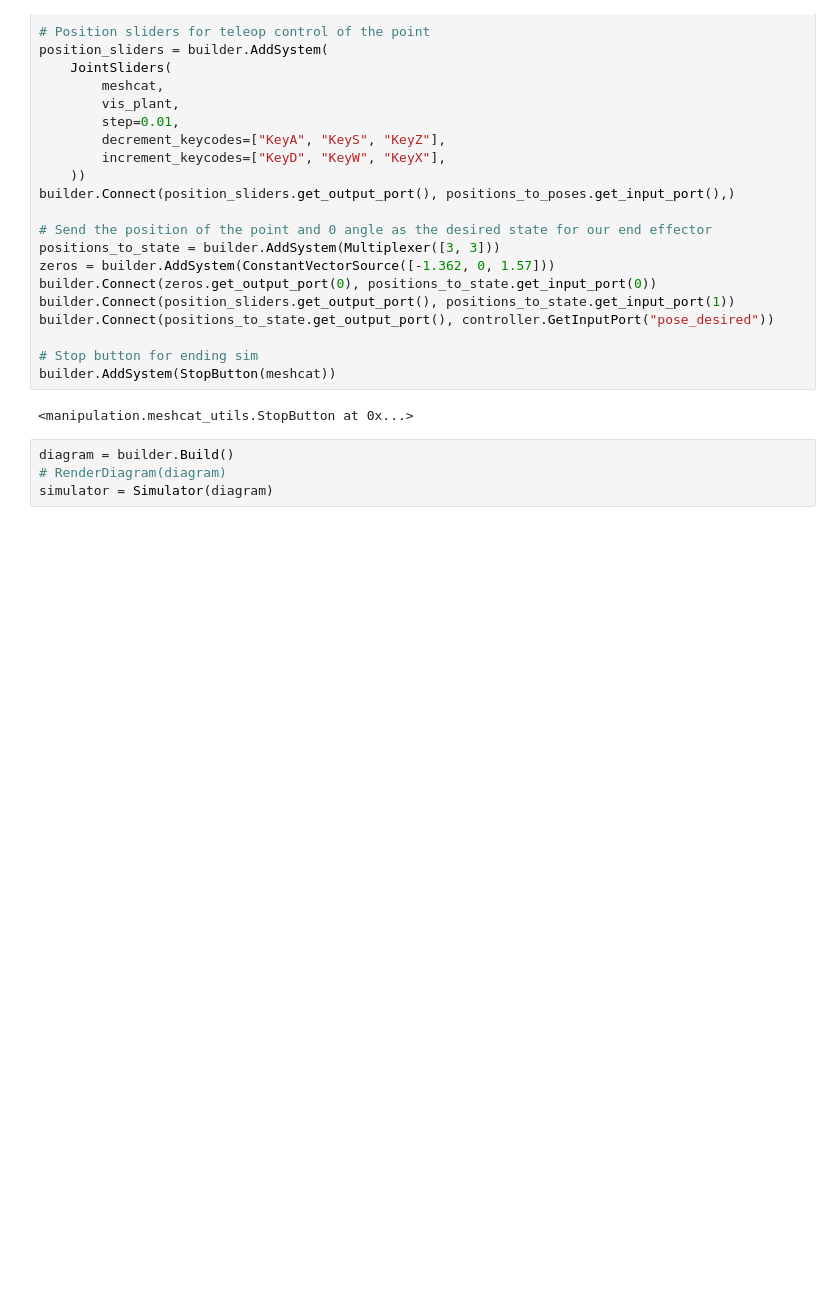
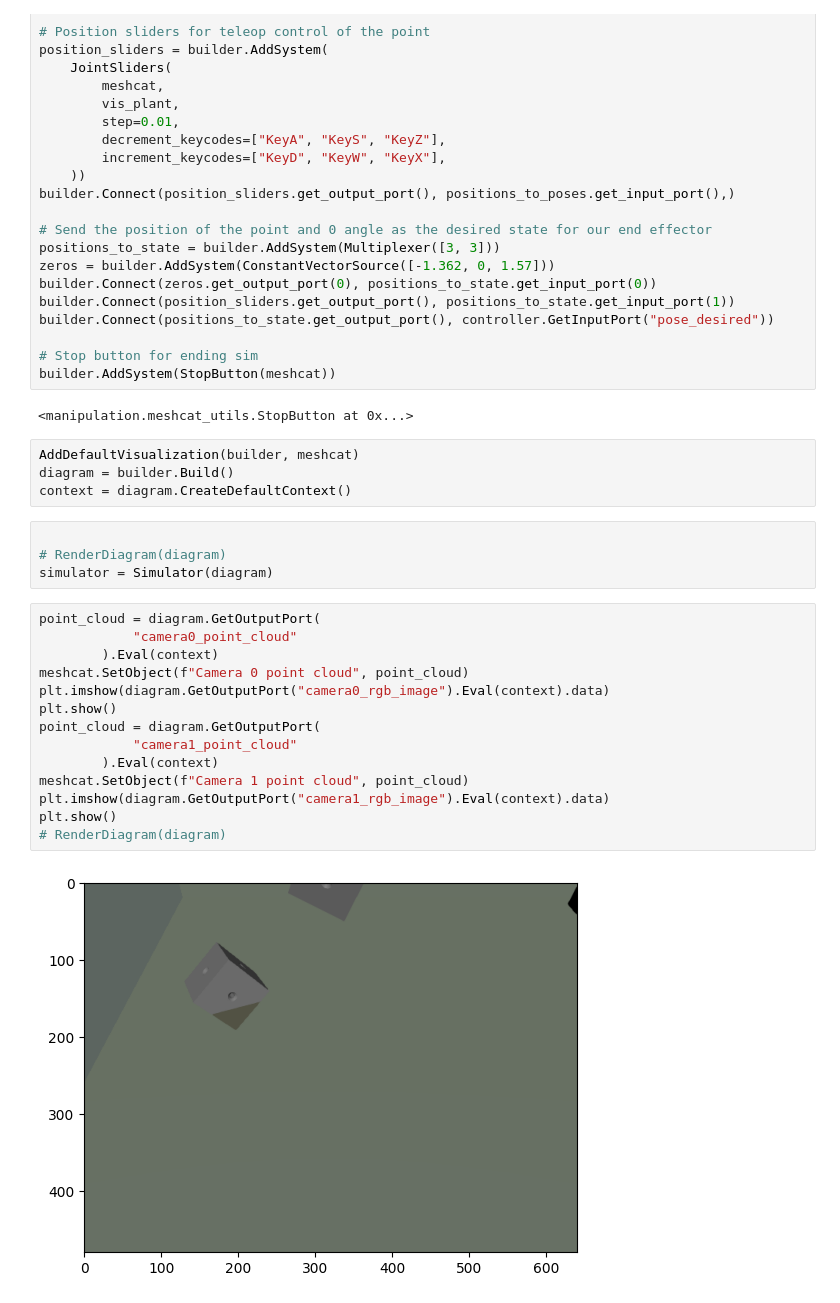
Before and after one commit to TrevorJohst/Shish-Kebot, a Jupyter notebook: environment_setup.ipynb, the cells around one changed output. Saved outputs shown, nothing was run; the diff lists cells and outputs as text; blank space fills up the shorter version.

```diff
--- a/environment_setup.ipynb
+++ b/environment_setup.ipynb
@@ -324,7 +352,27 @@ builder.Connect(positions_to_state.get_output_port(), controller.GetInputPort("p
 builder.AddSystem(StopButton(meshcat))
 # %% [output]
 <manipulation.meshcat_utils.StopButton at 0x...>
+# %%
+AddDefaultVisualization(builder, meshcat)
+diagram = builder.Build()
+context = diagram.CreateDefaultContext()
 # %%
-diagram = builder.Build()
+
 # RenderDiagram(diagram)
 simulator = Simulator(diagram)
+# %%
+point_cloud = diagram.GetOutputPort(
+            "camera0_point_cloud"
+        ).Eval(context)
+meshcat.SetObject(f"Camera 0 point cloud", point_cloud)
+plt.imshow(diagram.GetOutputPort("camera0_rgb_image").Eval(context).data)
+plt.show()
+point_cloud = diagram.GetOutputPort(
+            "camera1_point_cloud"
+        ).Eval(context)
+meshcat.SetObject(f"Camera 1 point cloud", point_cloud)
+plt.imshow(diagram.GetOutputPort("camera1_rgb_image").Eval(context).data)
+plt.show()
+# RenderDiagram(diagram)
+# %% [output]
+[figure, added]
```
Also changed, not shown: parts of 8 cells of this notebook, 1 other file.
